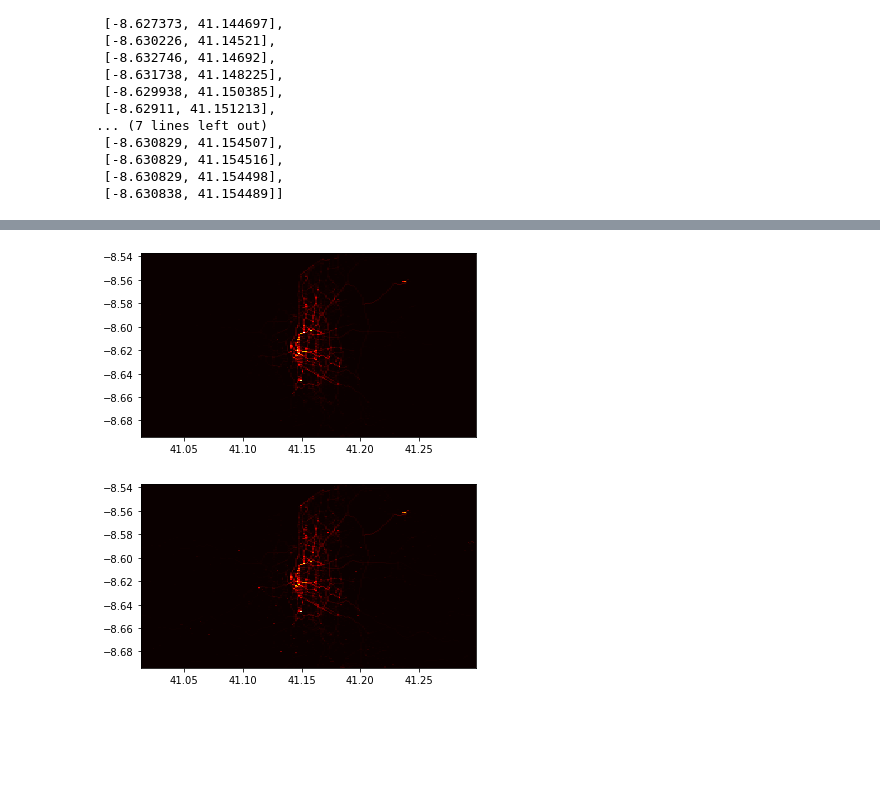
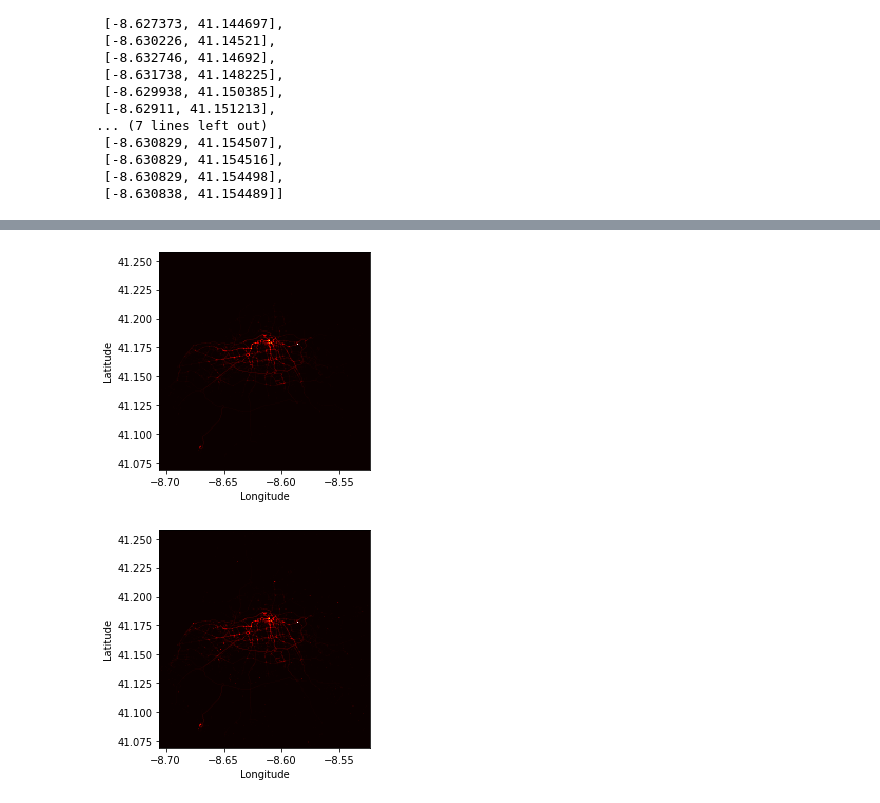
Before and after one commit to eylau-ucsd/cse151b-project, a Jupyter notebook: feature_engineering.ipynb, the cells around one changed output, grey strips where cells are left out. Drawn from its saved outputs; the diff is of its cells as text; code cells hidden in the pictures; blank space fills up the shorter version.

Commit message:
add more plots, fix axes for heatmap

```diff
--- a/feature_engineering.ipynb
+++ b/feature_engineering.ipynb
@@ -223,8 +233,8 @@ for i in range(10000):
     row = df_tr_shuffle.iloc[i]
     coords = get_coordinate_list(row)
     for coord in coords:
-        lat = coord[0]
-        long = coord[1]
+        long = coord[0]
+        lat = coord[1]
         lat_sample.append(lat)
         long_sample.append(long)
 # %%
@@ -243,10 +253,10 @@ num_long_buckets = 200
 lat_range = max_lat - min_lat
 long_range = max_long - min_long
 
-def get_bucket(lat, long):
+def get_bucket(long, lat):
     lat_bucket = int((lat - min_lat) / lat_range * num_lat_buckets)
     long_bucket = int((long - min_long) / long_range * num_long_buckets)
-    return (lat_bucket, long_bucket)
+    return (long_bucket, lat_bucket)
 # %%
 from tqdm import tqdm
 
@@ -256,17 +266,20 @@ for i in tqdm(range(len(df_tr_no_missing))):
     row = df_tr_no_missing.iloc[i]
     coords = get_coordinate_list(row)
     for coord in coords:
-        lat = coord[0]
-        long = coord[1]
-        (lat_bucket, long_bucket) = get_bucket(lat, long)
+        long = coord[0]
+        lat = coord[1]
+        (long_bucket, lat_bucket) = get_bucket(long, lat)
         try:
             heatmat[lat_bucket][long_bucket] += 1
         except IndexError: continue
 # %%
 plt.imshow(heatmat, cmap='hot', interpolation='nearest', extent=[min_long, max_long, min_lat, max_lat])
+plt.xlabel("Longitude")
+plt.ylabel("Latitude")
+plt.savefig("heatmap.png", dpi=300)
 plt.show()
 # %% [output]
-[figure, old version]
+[figure, new version]
 # %%
 from tqdm import tqdm
 # this heatmap is weighted this time, so
@@ -285,6 +298,9 @@ for i in tqdm(range(len(df_tr_no_missing))):
         except IndexError: continue
 # %%
 plt.imshow(heatmat2, cmap='hot', interpolation='nearest', extent=[min_long, max_long, min_lat, max_lat])
+plt.xlabel("Longitude")
+plt.ylabel("Latitude")
+plt.savefig("heatmap2.png")
 plt.show()
 # %% [output]
-[figure, old version]
+[figure, new version]
```
Also changed, not shown: parts of 4 cells of this notebook, 14 other files.
